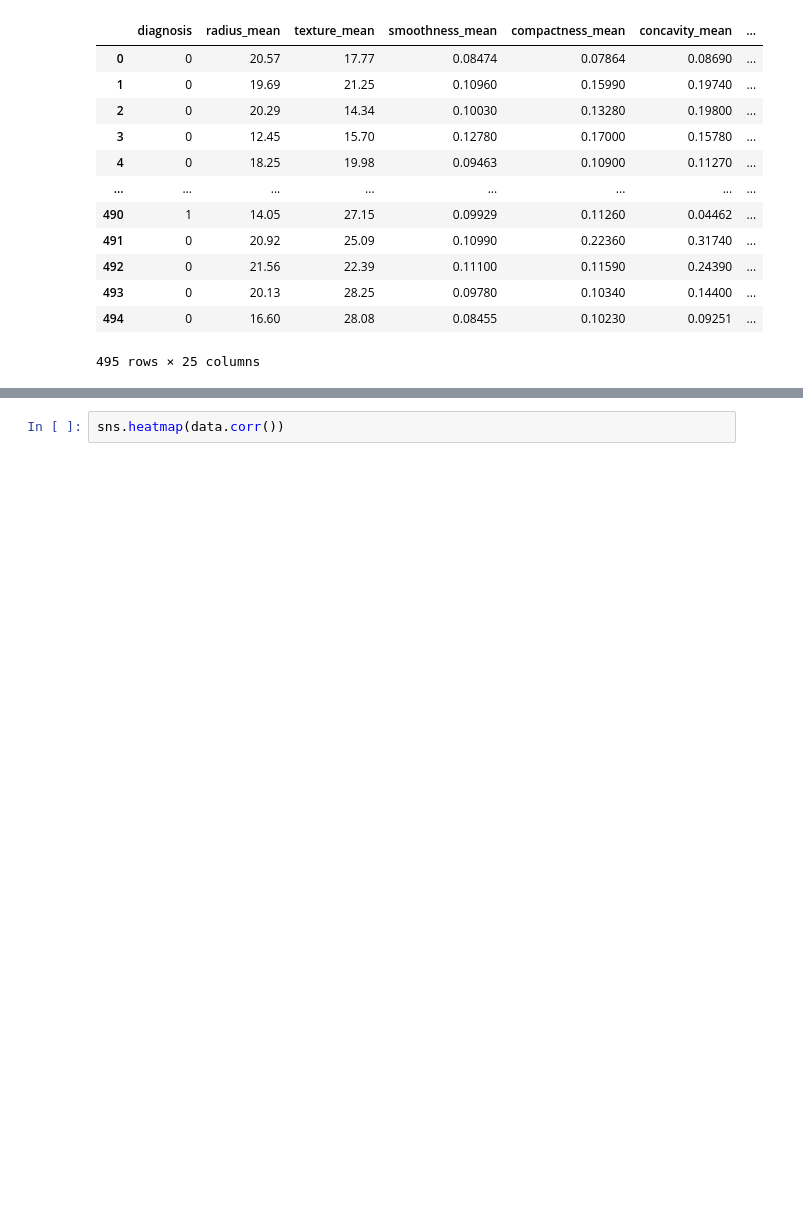
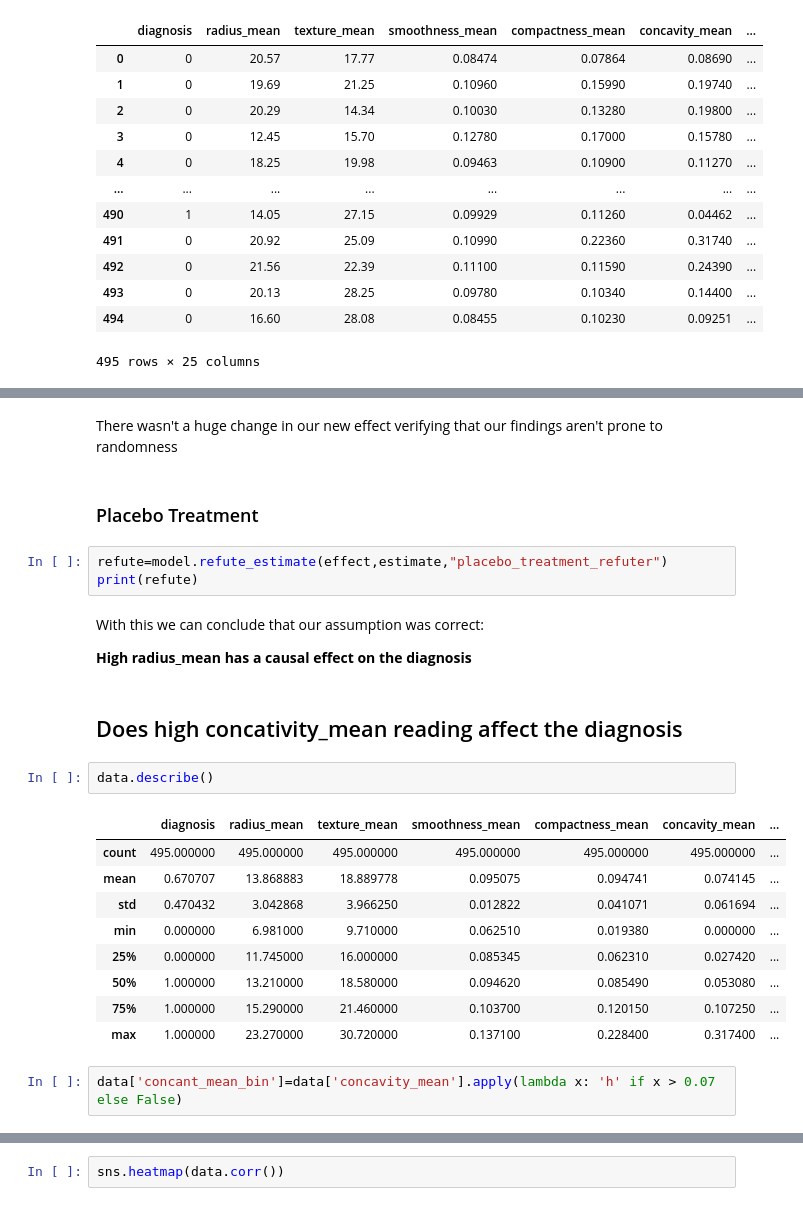
Before and after one commit to Blvisse/Breast-Cancer-Causality, a Jupyter notebook: Modelling.ipynb, the cells around one changed output, grey strips where cells are left out. Saved outputs shown, nothing was run; the diff lists cells and outputs as text; blank space fills up the shorter version.

```diff
--- a/Modelling.ipynb
+++ b/Modelling.ipynb
@@ -47,0 +231,27 @@ data
+# %% [markdown]
+There wasn't a huge change in our new effect verifying that our findings aren't prone to randomness
+# %% [markdown]
+### Placebo Treatment
+# %%
+refute=model.refute_estimate(effect,estimate,"placebo_treatment_refuter")
+print(refute)
+# %% [markdown]
+With this we can conclude that our assumption was correct:
+
+ **High radius_mean has a causal effect on the diagnosis**
+# %% [markdown]
+## Does high concativity_mean reading affect the diagnosis
+# %%
+data.describe()
+# %% [output]
+|  | diagnosis | radius_mean | texture_mean | smoothness_mean | compactness_mean | concavity_mean | ... |
+| count | 495.000000 | 495.000000 | 495.000000 | 495.000000 | 495.000000 | 495.000000 | ... |
+| mean | 0.670707 | 13.868883 | 18.889778 | 0.095075 | 0.094741 | 0.074145 | ... |
+| std | 0.470432 | 3.042868 | 3.966250 | 0.012822 | 0.041071 | 0.061694 | ... |
+| min | 0.000000 | 6.981000 | 9.710000 | 0.062510 | 0.019380 | 0.000000 | ... |
+| 25% | 0.000000 | 11.745000 | 16.000000 | 0.085345 | 0.062310 | 0.027420 | ... |
+| 50% | 1.000000 | 13.210000 | 18.580000 | 0.094620 | 0.085490 | 0.053080 | ... |
+| 75% | 1.000000 | 15.290000 | 21.460000 | 0.103700 | 0.120150 | 0.107250 | ... |
+| max | 1.000000 | 23.270000 | 30.720000 | 0.137100 | 0.228400 | 0.317400 | ... |
+# %%
+data['concant_mean_bin']=data['concavity_mean'].apply(lambda x: 'h' if x > 0.07 else False)
```
Also changed, not shown: parts of 35 cells of this notebook.
